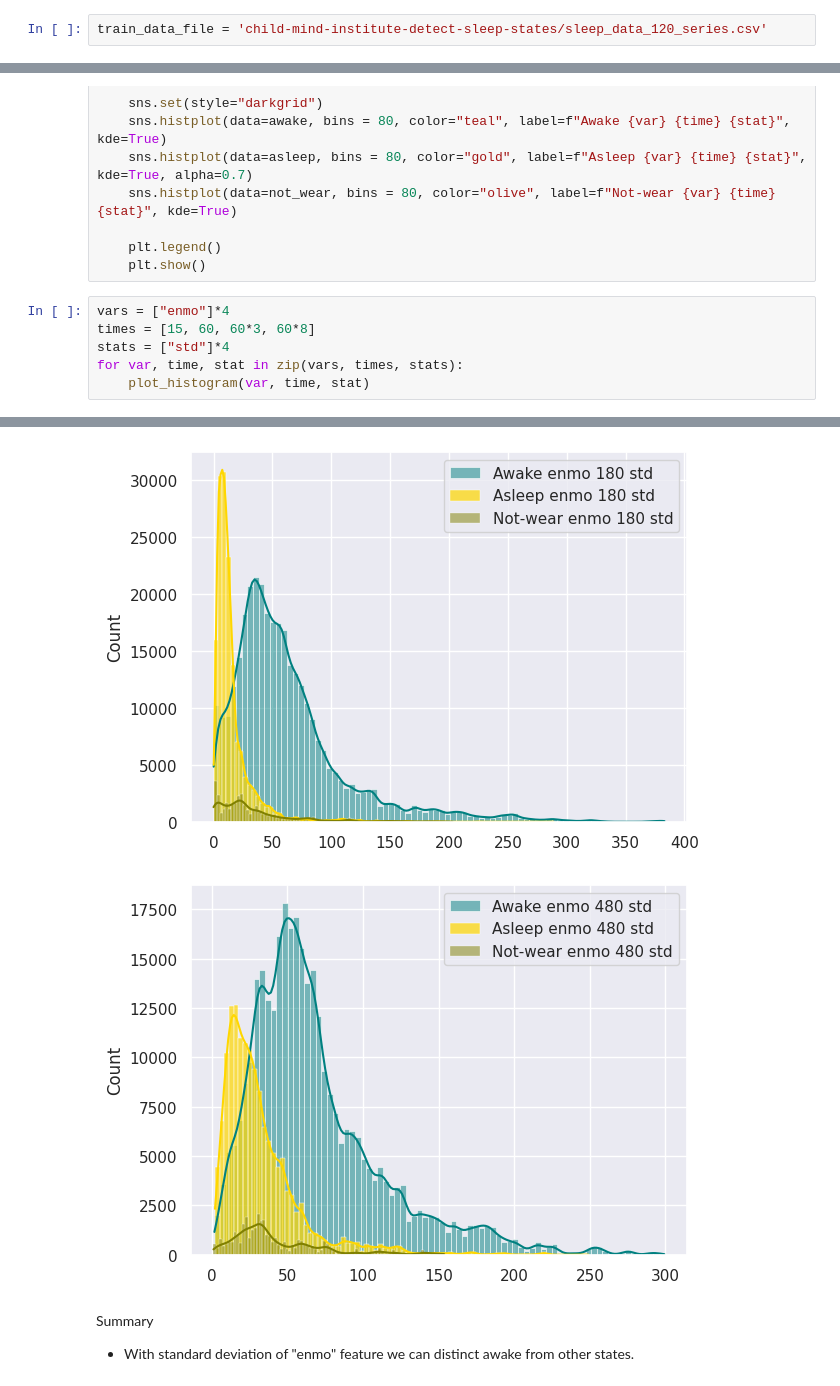
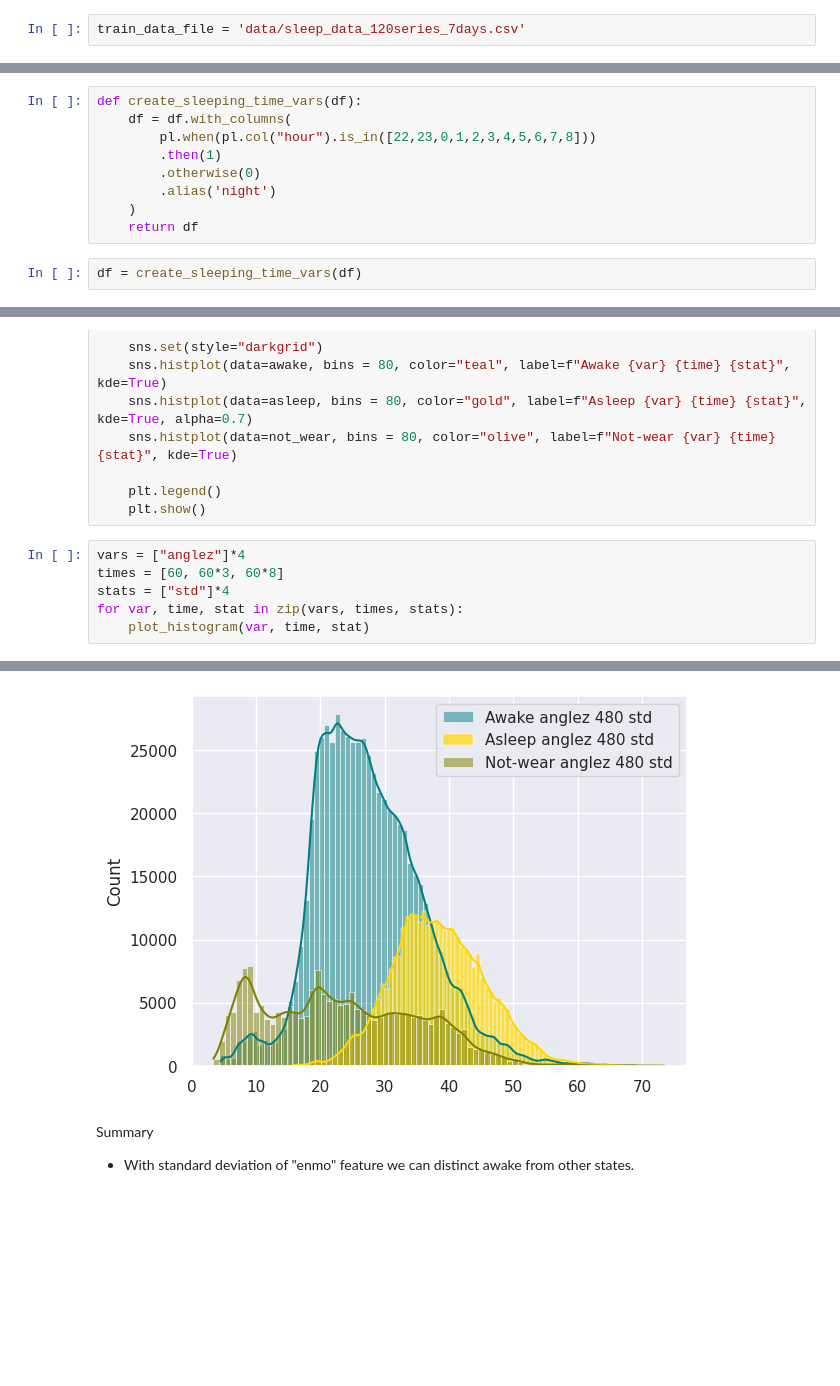
Before and after one commit to Olks/mlzoomcamp-midterm-project, a Jupyter notebook: sleep_detection_eda.ipynb, the cells around one changed output, grey strips where cells are left out. Drawn from its saved outputs; the diff is of its cells as text; blank space fills up the shorter version.

```diff
--- a/sleep_detection_eda.ipynb
+++ b/sleep_detection_eda.ipynb
@@ -25,7 +25,7 @@ from helpers import create_rolling_features, concat_in_order
 ## Loading data
 - Data is quite large so we use <b>Polars</b> instead of </b>Pandas</b> for major transformations.
 # %%
-train_data_file = 'child-mind-institute-detect-sleep-states/sleep_data_120_series.csv'
+train_data_file = 'data/sleep_data_120series_7days.csv'
 # %%
 df = pl.read_csv(train_data_file, dtypes={
     "dt_minute":pl.Datetime
@@ -119,0 +120,11 @@ plt.title('Minutes of sleep during 24 hours');
+# %%
+def create_sleeping_time_vars(df):
+    df = df.with_columns(
+        pl.when(pl.col("hour").is_in([22,23,0,1,2,3,4,5,6,7,8]))
+        .then(1)
+        .otherwise(0)
+        .alias('night')
+    )
+    return df
+# %%
+df = create_sleeping_time_vars(df)
@@ -322,8 +347,8 @@ def plot_histogram(var, time, stat):
     plt.legend()
     plt.show()
 # %%
-vars = ["enmo"]*4
-times = [15, 60, 60*3, 60*8]
+vars = ["anglez"]*4
+times = [60, 60*3, 60*8]
 stats = ["std"]*4
 for var, time, stat in zip(vars, times, stats):
     plot_histogram(var, time, stat)
@@ -333,5 +358,4 @@ for var, time, stat in zip(vars, times, stats):
-[figure, old version]
+[figure, new version]
-[figure, removed]
 # %% [markdown]
 Summary
 - With standard deviation of "enmo" feature we can distinct awake from other states.
```
Also changed, not shown: parts of 28 cells of this notebook, 4 other files.
